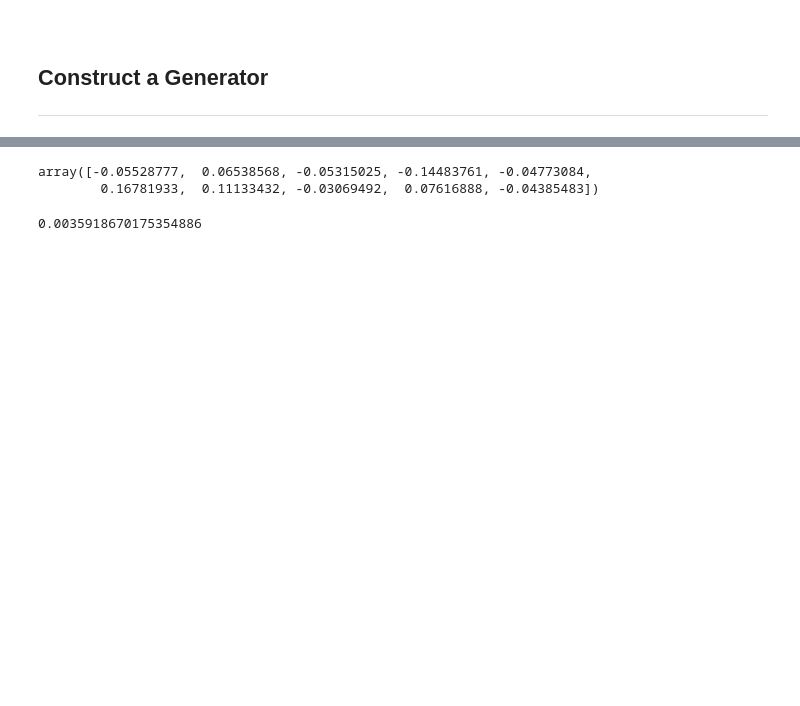
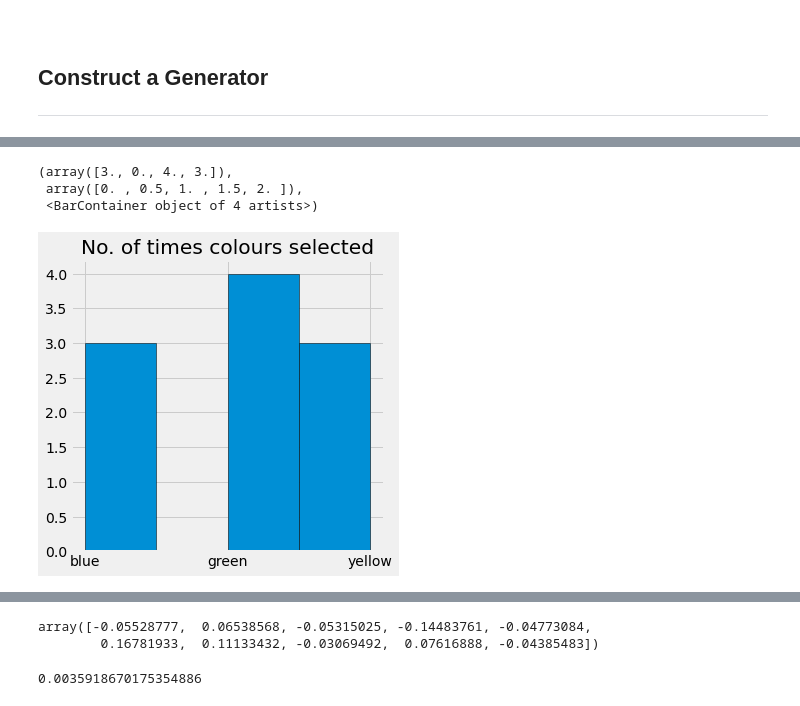
Before and after one commit to Izardo/Numpy-Random-Assignment, a Jupyter notebook: numpy-random.ipynb, the cells around one changed output, grey strips where cells are left out. Cells and saved outputs as stored; diff of their text form; code cells hidden in the pictures; blank space fills up the shorter version.

Commit message:
Choice function section

```diff
--- a/numpy-random.ipynb
+++ b/numpy-random.ipynb
@@ -52,11 +58,14 @@ import numpy as np
 # Plotting data.
 import matplotlib.pyplot as plt
 
-# Change default style sheet.
+# Nice plot style.
+import seaborn as sns
+
+# Set default plot style.
 plt.style.use('fivethirtyeight')
 
 # Change the default figure size.
-plt.rcParams['figure.figsize'] = [12, 6]
+plt.rcParams['figure.figsize'] = [5, 5]
 # %% [markdown]
 <br>
 
@@ -105,0 +177,12 @@ array([[0.80476436, 0.38747838, 0.2883281 , 0.6824955 , 0.13975248],
+# %%
+# Choose a colour at random 10 times and plot results.
+x = rng.choice(["yellow", "red", "blue", "green"], size=10)
+
+# Plot x.
+plt.title("No. of times colours selected")
+plt.hist(x, bins=4, edgecolor='black')
+# %% [output]
+(array([3., 0., 4., 3.]),
+ array([0. , 0.5, 1. , 1.5, 2. ]),
+ <BarContainer object of 4 artists>)
+[figure, added]
```
Also changed, not shown: parts of 25 cells of this notebook.
